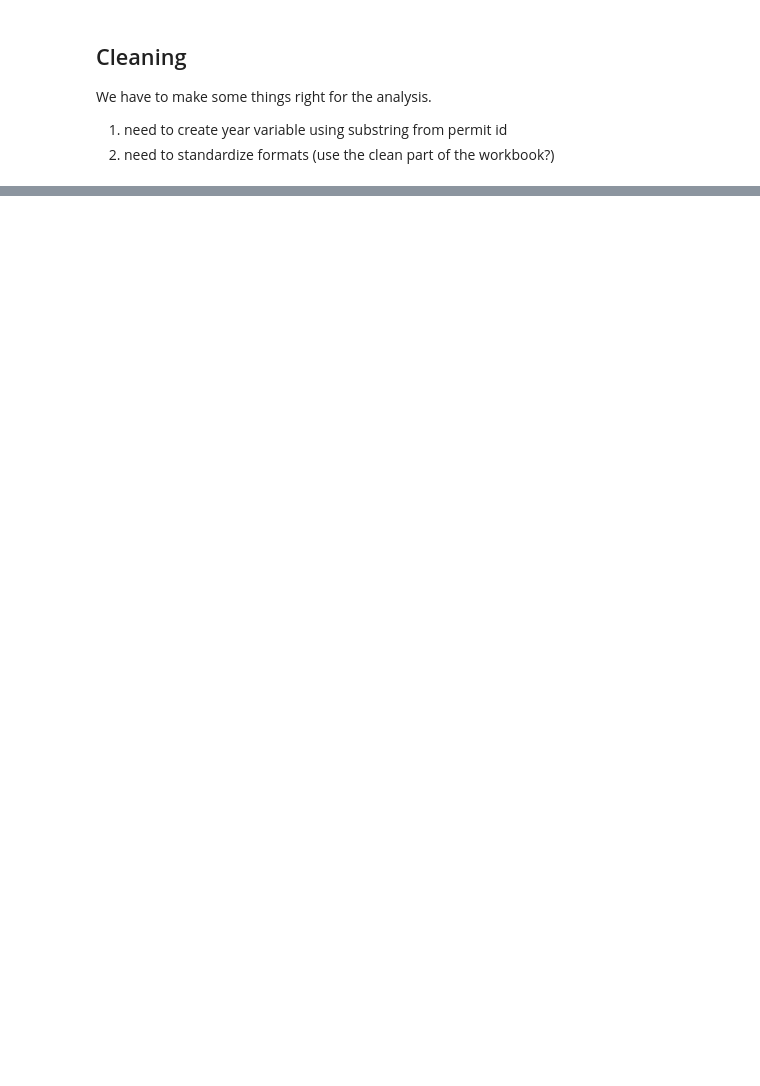
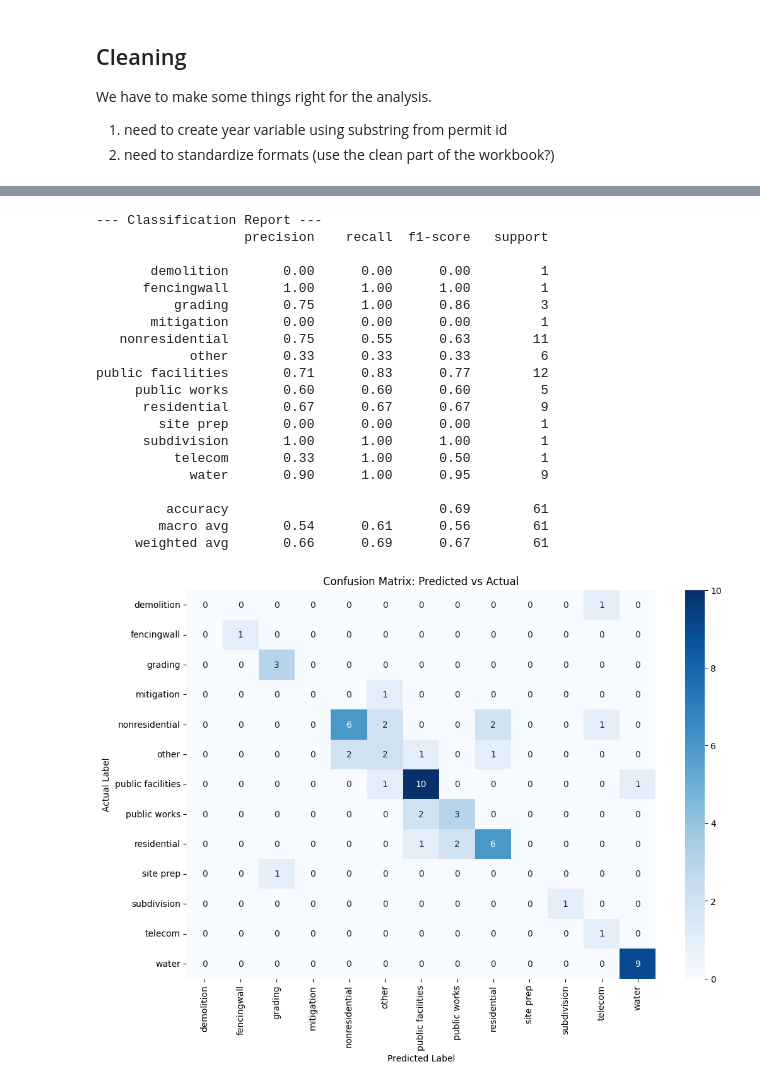
Before and after one commit to kevinphan981/maui-shpd-classification, a Jupyter notebook: src/prototyping.ipynb, the cells around one changed output, grey strips where cells are left out. Drawn from its saved outputs; the diff is of its cells as text; code cells hidden in the pictures; blank space fills up the shorter version.

```diff
--- a/src/prototyping.ipynb
+++ b/src/prototyping.ipynb
@@ -39,6 +26,9 @@ We have to make some things right for the analysis.
 
 1. need to create year variable using substring from permit id
 2. need to standardize formats (use the clean part of the workbook?)
+# %%
+# smol, need to make NaN to strings in label column
+det_df['Label'] = det_df['Label'].fillna("").astype(str) # converts NaNs to "" then safe .lower()
 # %%
 # cleaning up the dependent output variables
 
@@ -188,7 +209,7 @@ Cluster 4
 
 from sklearn.decomposition import LatentDirichletAllocation
 
-lda = LatentDirichletAllocation(n_components=5)
+lda = LatentDirichletAllocation(n_components=10)
 topics = lda.fit_transform(X)
 
 det_df["topic"] = topics.argmax(axis=1)
@@ -206,0 +374,9 @@ Topic 4: coh grading, tmk, coh, grading permit, grading, application, permit app
+# %%
+from sklearn.svm import LinearSVC
+from sklearn.pipeline import Pipeline
+from sklearn.calibration import CalibratedClassifierCV
+
+label_df = det_df.dropna(subset = ['Label'])
+label_df = label_df[label_df['Label'] != '']
+
+print(label_df['Label'].unique())
@@ -206,0 +469,56 @@ Topic 4: coh grading, tmk, coh, grading permit, grading, application, permit app
+# %%
+from sklearn.model_selection import train_test_split
+from sklearn.metrics import classification_report, confusion_matrix
+import seaborn as sns
+import matplotlib.pyplot as plt
+
+# 1. Split your labeled data into training and evaluation sets
+# 'stratify' ensures each category is represented in both sets
+X_train, X_test, y_train, y_test = train_test_split(
+    label_df['Project Name'],
+    label_df['Label'],
+    test_size=0.2,
+    random_state=42,
+    stratify=label_df['Label'] # Important for imbalanced data!
+)
+
+# 2. Re-train the model on just the training portion
+model.fit(X_train, y_train)
+
+# 3. Predict on the "unseen" test portion
+y_pred = model.predict(X_test)
+
+# 4. Print the performance metrics
+print("--- Classification Report ---")
+print(classification_report(y_test, y_pred))
+
+# 5. Visualize with a Confusion Matrix
+plt.figure(figsize=(12, 8))
+cm = confusion_matrix(y_test, y_pred, labels=model.classes_)
+sns.heatmap(cm, annot=True, fmt='d', xticklabels=model.classes_, yticklabels=model.classes_, cmap='Blues')
+plt.title('Confusion Matrix: Predicted vs Actual')
+plt.ylabel('Actual Label')
+plt.xlabel('Predicted Label')
+plt.show()
+# %% [output]
+--- Classification Report ---
+                   precision    recall  f1-score   support
+
+       demolition       0.00      0.00      0.00         1
+      fencingwall       1.00      1.00      1.00         1
+          grading       0.75      1.00      0.86         3
+       mitigation       0.00      0.00      0.00         1
+   nonresidential       0.75      0.55      0.63        11
+            other       0.33      0.33      0.33         6
+public facilities       0.71      0.83      0.77        12
+     public works       0.60      0.60      0.60         5
+      residential       0.67      0.67      0.67         9
+        site prep       0.00      0.00      0.00         1
+      subdivision       1.00      1.00      1.00         1
+          telecom       0.33      1.00      0.50         1
+            water       0.90      1.00      0.95         9
+
+         accuracy                           0.69        61
+        macro avg       0.54      0.61      0.56        61
+     weighted avg       0.66      0.69      0.67        61
+[figure, added]
```
Also changed, not shown: parts of 20 cells of this notebook, 5 other files.
